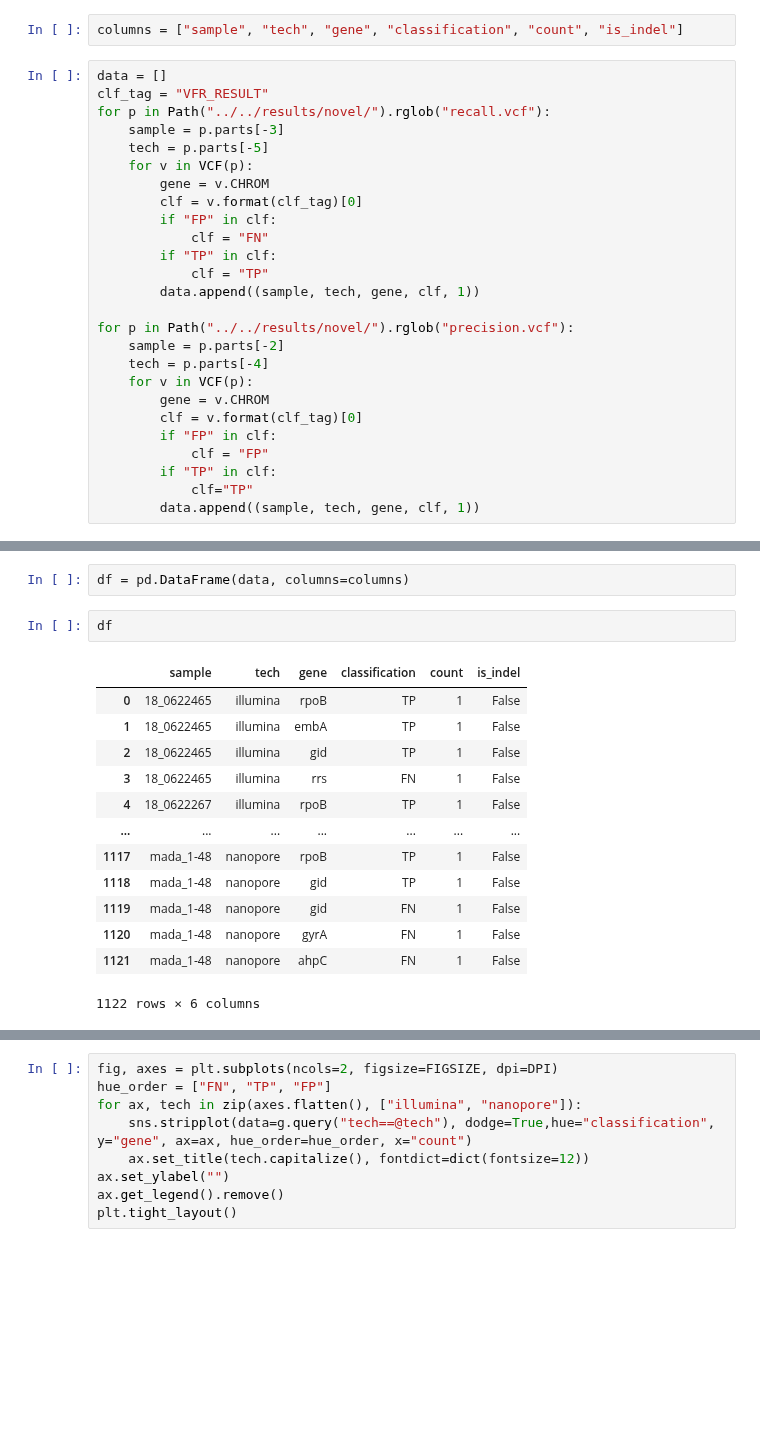
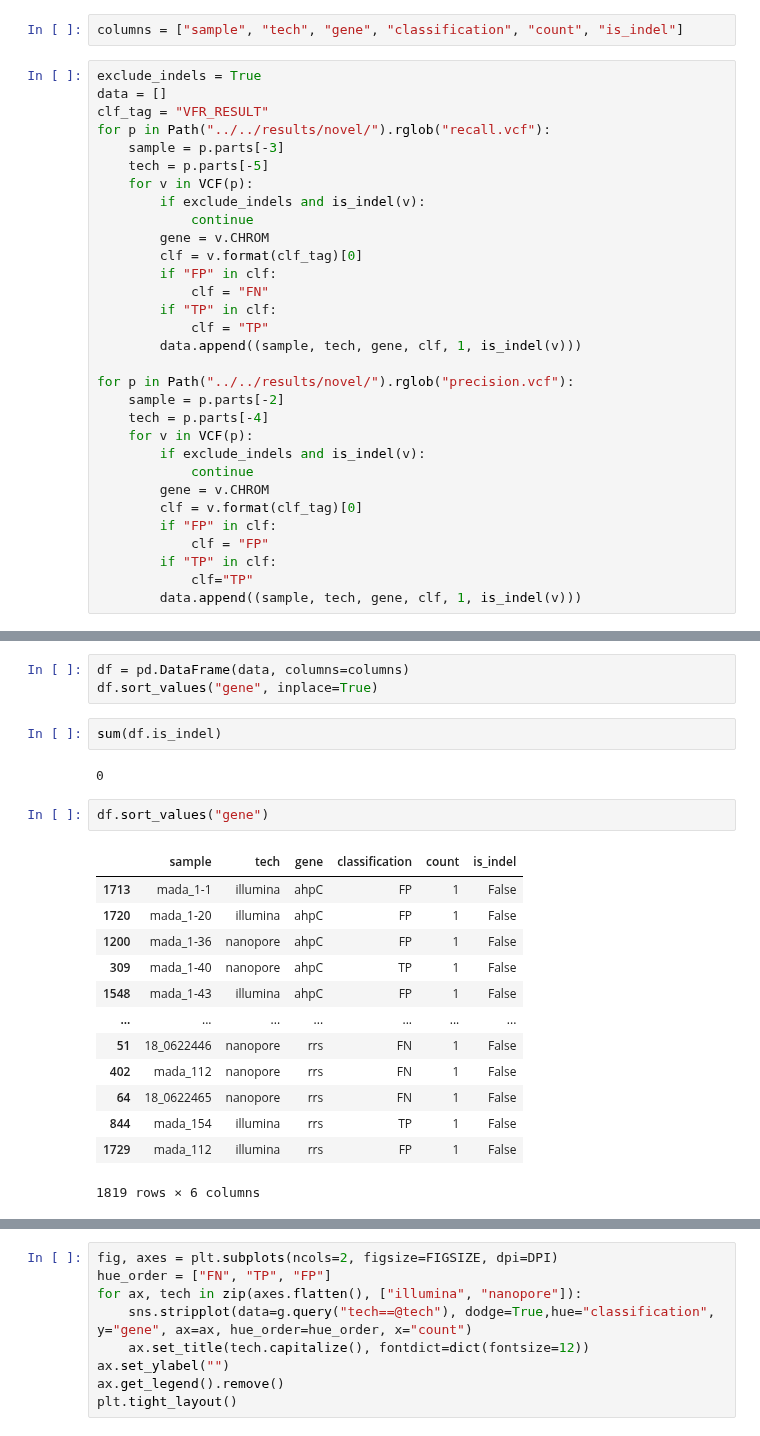
Before and after one commit to mbhall88/head_to_head_pipeline, a Jupyter notebook: analysis/resistance_prediction/workflow/notebooks/novel_variant_analysis.ipynb, the cells around one changed output, grey strips where cells are left out. Cells and saved outputs as stored; diff of their text form; blank space fills up the shorter version.

```diff
--- a/analysis/resistance_prediction/workflow/notebooks/novel_variant_analysis.ipynb
+++ b/analysis/resistance_prediction/workflow/notebooks/novel_variant_analysis.ipynb
@@ -139,28 +174,33 @@ from cyvcf2 import VCF
 # %%
 columns = ["sample", "tech", "gene", "classification", "count", "is_indel"]
 # %%
+exclude_indels = True
 data = []
 clf_tag = "VFR_RESULT"
 for p in Path("../../results/novel/").rglob("recall.vcf"):
     sample = p.parts[-3]
     tech = p.parts[-5]
     for v in VCF(p):
+        if exclude_indels and is_indel(v):
+            continue
         gene = v.CHROM
         clf = v.format(clf_tag)[0]
         if "FP" in clf:
             clf = "FN"
         if "TP" in clf:
             clf = "TP"
-        data.append((sample, tech, gene, clf, 1))
+        data.append((sample, tech, gene, clf, 1, is_indel(v)))
 
 for p in Path("../../results/novel/").rglob("precision.vcf"):
     sample = p.parts[-2]
     tech = p.parts[-4]
     for v in VCF(p):
+        if exclude_indels and is_indel(v):
+            continue
         gene = v.CHROM
         clf = v.format(clf_tag)[0]
         if "FP" in clf:
             clf = "FP"
         if "TP" in clf:
             clf="TP"
-        data.append((sample, tech, gene, clf, 1))
+        data.append((sample, tech, gene, clf, 1, is_indel(v)))
@@ -186,21 +207,26 @@ TypeError: 'bool' object is not callable
 # %%
 df = pd.DataFrame(data, columns=columns)
+df.sort_values("gene", inplace=True)
+# %%
+sum(df.is_indel)
+# %% [output]
+0
 # %%
-df
+df.sort_values("gene")
 # %% [output]
 |  | sample | tech | gene | classification | count | is_indel |
-| 0 | 18_0622465 | illumina | rpoB | TP | 1 | False |
-| 1 | 18_0622465 | illumina | embA | TP | 1 | False |
-| 2 | 18_0622465 | illumina | gid | TP | 1 | False |
-| 3 | 18_0622465 | illumina | rrs | FN | 1 | False |
-| 4 | 18_0622267 | illumina | rpoB | TP | 1 | False |
+| 1713 | mada_1-1 | illumina | ahpC | FP | 1 | False |
+| 1720 | mada_1-20 | illumina | ahpC | FP | 1 | False |
+| 1200 | mada_1-36 | nanopore | ahpC | FP | 1 | False |
+| 309 | mada_1-40 | nanopore | ahpC | TP | 1 | False |
+| 1548 | mada_1-43 | illumina | ahpC | FP | 1 | False |
 | ... | ... | ... | ... | ... | ... | ... |
-| 1117 | mada_1-48 | nanopore | rpoB | TP | 1 | False |
-| 1118 | mada_1-48 | nanopore | gid | TP | 1 | False |
-| 1119 | mada_1-48 | nanopore | gid | FN | 1 | False |
-| 1120 | mada_1-48 | nanopore | gyrA | FN | 1 | False |
-| 1121 | mada_1-48 | nanopore | ahpC | FN | 1 | False |
+| 51 | 18_0622446 | nanopore | rrs | FN | 1 | False |
+| 402 | mada_112 | nanopore | rrs | FN | 1 | False |
+| 64 | 18_0622465 | nanopore | rrs | FN | 1 | False |
+| 844 | mada_154 | illumina | rrs | TP | 1 | False |
+| 1729 | mada_112 | illumina | rrs | FP | 1 | False |
-1122 rows × 6 columns
+1819 rows × 6 columns
 # %%
 fig, axes = plt.subplots(ncols=2, figsize=FIGSIZE, dpi=DPI)
 hue_order = ["FN", "TP", "FP"]
```
Also changed, not shown: parts of 16 cells of this notebook, 4 other files.
